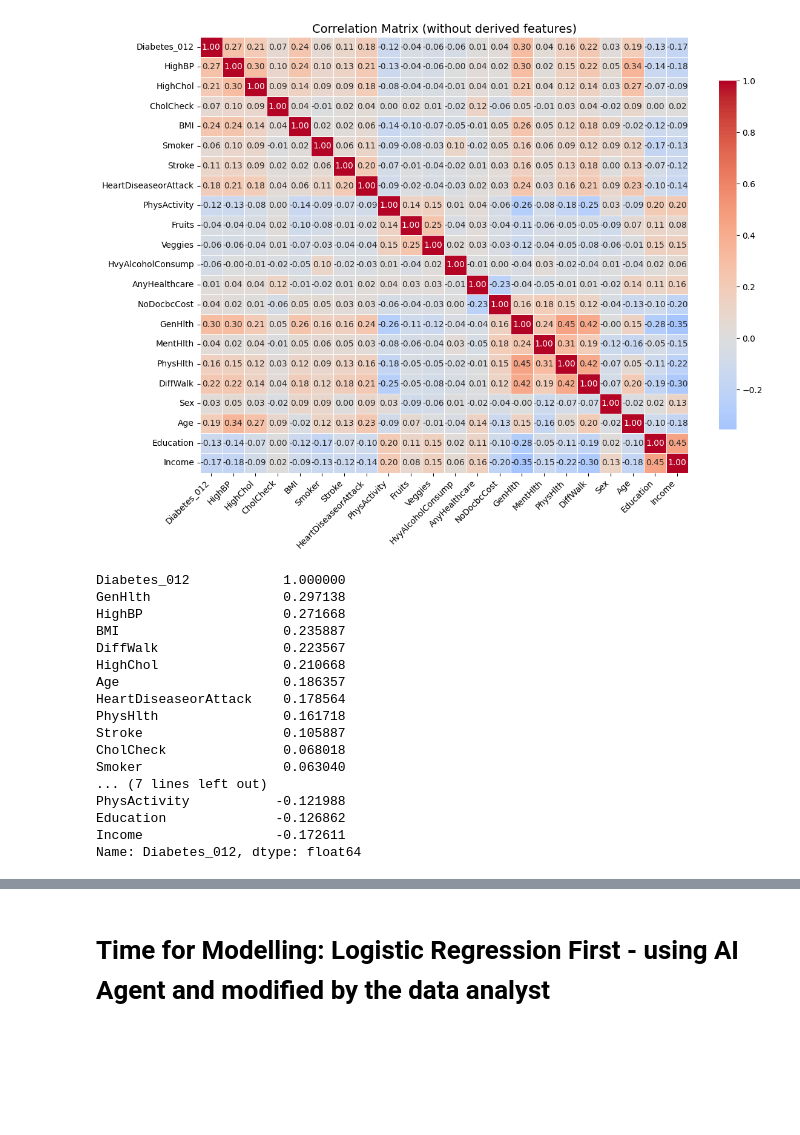
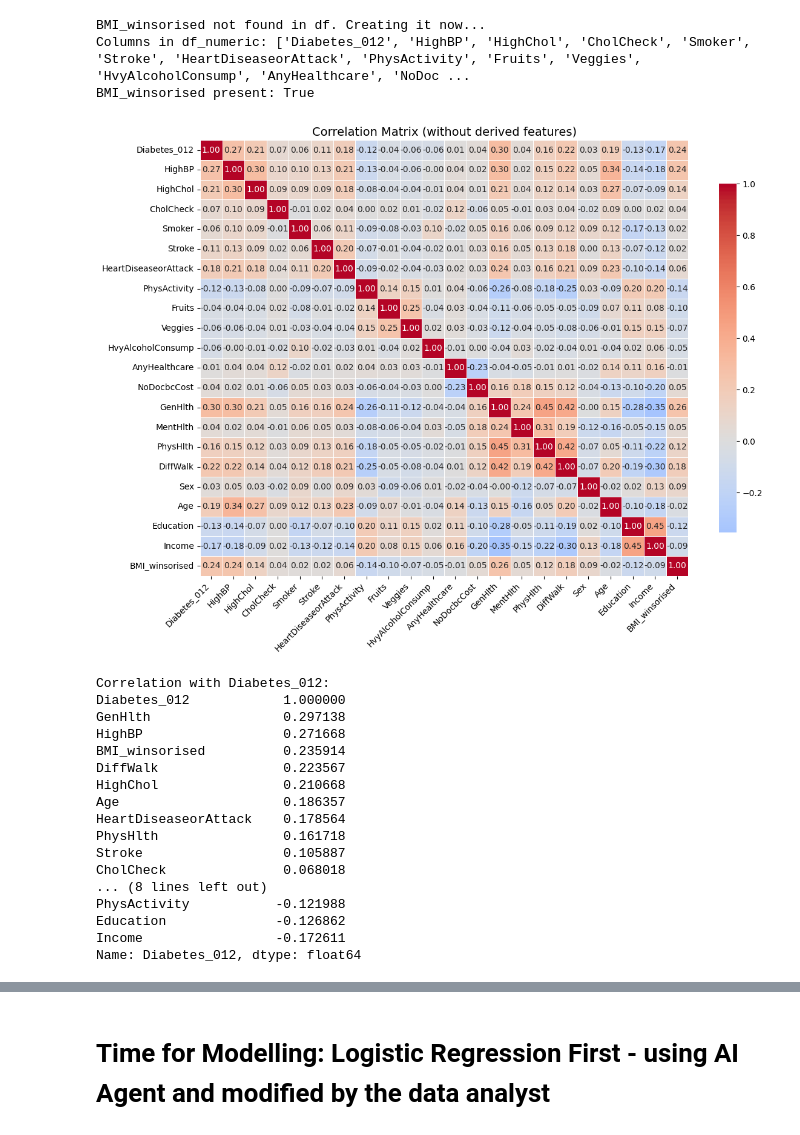
Before and after one commit to teresamcgarry/diabetes, a Jupyter notebook: jupyter_notebooks/Diabetes.ipynb, the cells around one changed output, grey strips where cells are left out. Saved outputs shown, nothing was run; the diff lists cells and outputs as text; code cells hidden in the pictures; blank space fills up the shorter version.

```diff
--- a/jupyter_notebooks/Diabetes.ipynb
+++ b/jupyter_notebooks/Diabetes.ipynb
@@ -119,0 +140,5 @@ column: Income
+# %%
+# Dealing with the outliers in BMI is now considered.
+# Winsorize BMI at 1% and 99% percentiles to handle outliers
+from scipy.stats.mstats import winsorize
+df['BMI'] = winsorize(df['BMI'], limits=[0.01, 0.01])
@@ -120,14 +189,25 @@ column: Income
 # %%
-## Correlations: Need to specigy Correlations as Spearman as distribution are skewed/not normally distributed
+# Correlations: Need to specify Correlations as Spearman as distributions are skewed/not normally distributed
 # Drop banded BMI grouping for all statistical tests.
 # 1. Correlation. Firstly do a full correlation of all features vs all features
+
+# Check if BMI_winsorised exists, if not create it
+if 'BMI_winsorised' not in df.columns:
+    print("BMI_winsorised not found in df. Creating it now...")
+    lower = df['BMI'].quantile(0.01)
+    upper = df['BMI'].quantile(0.99)
+    df['BMI_winsorised'] = df['BMI'].clip(lower=lower, upper=upper)
 
 # Select numeric columns
 df_numeric = df.select_dtypes(include=[np.number]).copy()
 
-# Drop derived/duplicate columns (like BMI_Category_Code)
-cols_to_drop = ['BMI_Category_Code']  # add any others if needed
+# Drop derived/duplicate columns (like BMI_Category_Code and raw BMI, but KEEP BMI_winsorised)
+cols_to_drop = ['BMI_Category_Code', 'BMI']  # Remove raw BMI and category code, keep BMI_winsorised
 df_numeric = df_numeric.drop(columns=[c for c in cols_to_drop if c in df_numeric.columns])
+
+# Verify BMI_winsorised is present
+print(f"Columns in df_numeric: {df_numeric.columns.tolist()}")
+print(f"BMI_winsorised present: {'BMI_winsorised' in df_numeric.columns}")
 
 corr_matrix = df_numeric.corr(method="spearman")
 
@@ -152,6 +232,7 @@ df_numeric_with_target = df_numeric.copy()
 df_numeric_with_target['Diabetes_012'] = df['Diabetes_012']
 
 corr_target = df_numeric_with_target.corr(method="spearman")['Diabetes_012'].sort_values(ascending=False)
+print("\nCorrelation with Diabetes_012:")
 print(corr_target)
 
 # Convert to DataFrame for heatmap
@@ -167,51 +248,56 @@ sns.heatmap(
     linewidths=0.5,
     cbar_kws={"shrink": 0.8}
 )
 plt.title("Correlation with Diabetes_012", fontsize=14)
 plt.xticks(rotation=45, ha="right")
 plt.yticks(rotation=0)
 plt.tight_layout()
 plt.show()
 
-# Correlation summary: There are not that many strong correlations with Diabetes_012. GenHlth is the best one:
+# Summary of Correlations with Diabetes_012:
+# Diabetes ws its strongest positive associations with general health, high blood pressure and BMI - a trend that will continue through the following models.
+# The correlations are:
 # Diabetes_012            1.000000
-# GenHlth                 0.297138 - Worse general health, higher
+# GenHlth                 0.297138
 # HighBP                  0.271668
-# BMI                     0.235887
+# BMI_winsorised          0.235914 (similar to original BMI)
 # DiffWalk                0.223567
 # HighChol                0.210668
 # Age                     0.186357
 # HeartDiseaseorAttack    0.178564
 # PhysHlth                0.161718
 # Stroke                  0.105887
 # CholCheck               0.068018
 # Smoker                  0.063040
 # MentHlth                0.044921
 # NoDocbcCost             0.037379
 # Sex                     0.030143
 # AnyHealthcare           0.014530
 # Fruits                 -0.042268
 # HvyAlcoholConsump      -0.057244
 # Veggies                -0.059353
 # PhysActivity           -0.121988
 # Education              -0.126862
 # Income                 -0.172611
 # %% [output]
+BMI_winsorised not found in df. Creating it now...
+Columns in df_numeric: ['Diabetes_012', 'HighBP', 'HighChol', 'CholCheck', 'Smoker', 'Stroke', 'HeartDiseaseorAttack', 'PhysActivity', 'Fruits', 'Veggies', 'HvyAlcoholConsump', 'AnyHealthcare', 'NoDoc ...
+BMI_winsorised present: True
-[figure, old version]
+[figure, new version]
-Diabetes_012            1.000000
-GenHlth                 0.297138
-HighBP                  0.271668
-BMI                     0.235887
-DiffWalk                0.223567
-HighChol                0.210668
-Age                     0.186357
-HeartDiseaseorAttack    0.178564
-PhysHlth                0.161718
-Stroke                  0.105887
-CholCheck               0.068018
-Smoker                  0.063040
-... (7 lines left out)
-PhysActivity           -0.121988
-Education              -0.126862
-Income                 -0.172611
-Name: Diabetes_012, dtype: float64
+Correlation with Diabetes_012:
+Diabetes_012            1.000000
+GenHlth                 0.297138
+HighBP                  0.271668
+BMI_winsorised          0.235914
+DiffWalk                0.223567
+HighChol                0.210668
+Age                     0.186357
+HeartDiseaseorAttack    0.178564
+PhysHlth                0.161718
+Stroke                  0.105887
+CholCheck               0.068018
+... (8 lines left out)
+PhysActivity           -0.121988
+Education              -0.126862
+Income                 -0.172611
+Name: Diabetes_012, dtype: float64
```
Also changed, not shown: parts of 19 cells of this notebook.
